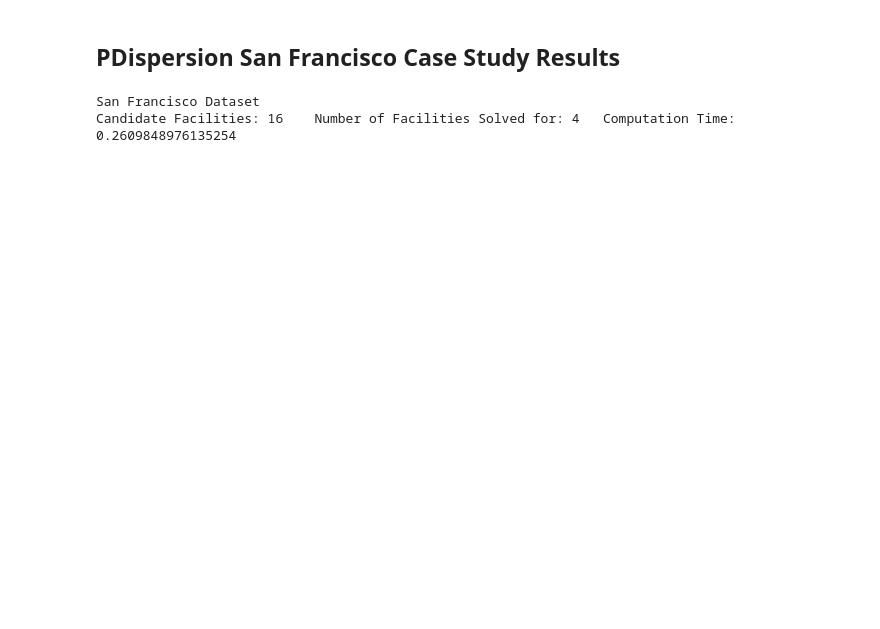
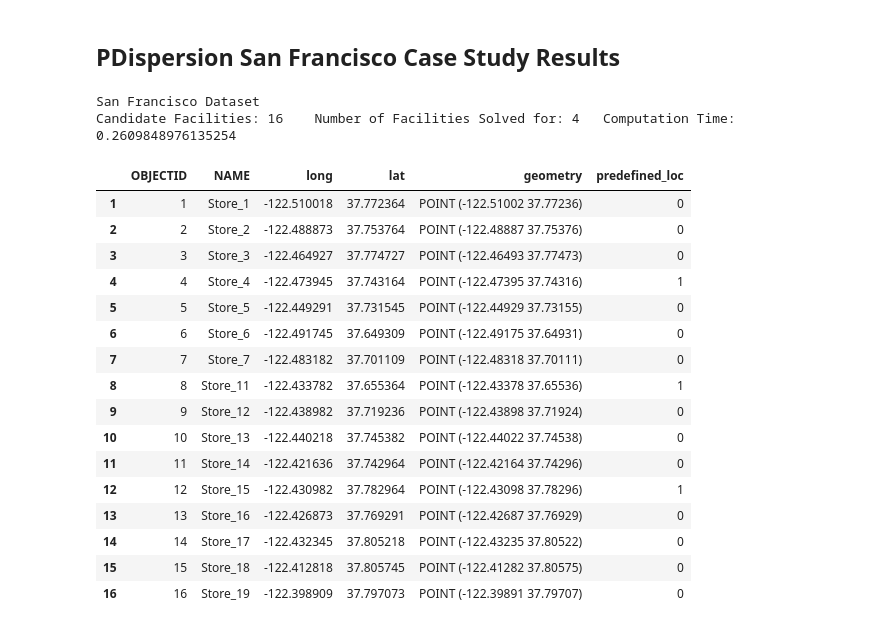
Before and after one commit to pysal/spopt, a Jupyter notebook: notebooks/facloc-disperse-real-world.ipynb, the cells around one changed output. Drawn from its saved outputs; the diff is of its cells as text; code cells hidden in the pictures; blank space fills up the shorter version.

Commit message:
add predefined facility problem

```diff
--- a/notebooks/facloc-disperse-real-world.ipynb
+++ b/notebooks/facloc-disperse-real-world.ipynb
@@ -292,3 +175,24 @@ print(f"San Francisco Dataset \nCandidate Facilities: 16    Number of Facilities
 # %% [output]
 San Francisco Dataset
 Candidate Facilities: 16    Number of Facilities Solved for: 4   Computation Time: 0.2609848976135254
+# %%
+facility_points_gdf['predefined_loc'] = numpy.array([0, 0, 0, 1, 0, 0, 0, 1, 0, 0, 0, 1, 0, 0 ,0 ,0])
+facility_points_gdf
+# %% [output]
+|  | OBJECTID | NAME | long | lat | geometry | predefined_loc |
+| 1 | 1 | Store_1 | -122.510018 | 37.772364 | POINT (-122.51002 37.77236) | 0 |
+| 2 | 2 | Store_2 | -122.488873 | 37.753764 | POINT (-122.48887 37.75376) | 0 |
+| 3 | 3 | Store_3 | -122.464927 | 37.774727 | POINT (-122.46493 37.77473) | 0 |
+| 4 | 4 | Store_4 | -122.473945 | 37.743164 | POINT (-122.47395 37.74316) | 1 |
+| 5 | 5 | Store_5 | -122.449291 | 37.731545 | POINT (-122.44929 37.73155) | 0 |
+| 6 | 6 | Store_6 | -122.491745 | 37.649309 | POINT (-122.49175 37.64931) | 0 |
+| 7 | 7 | Store_7 | -122.483182 | 37.701109 | POINT (-122.48318 37.70111) | 0 |
+| 8 | 8 | Store_11 | -122.433782 | 37.655364 | POINT (-122.43378 37.65536) | 1 |
+| 9 | 9 | Store_12 | -122.438982 | 37.719236 | POINT (-122.43898 37.71924) | 0 |
+| 10 | 10 | Store_13 | -122.440218 | 37.745382 | POINT (-122.44022 37.74538) | 0 |
+| 11 | 11 | Store_14 | -122.421636 | 37.742964 | POINT (-122.42164 37.74296) | 0 |
+| 12 | 12 | Store_15 | -122.430982 | 37.782964 | POINT (-122.43098 37.78296) | 1 |
+| 13 | 13 | Store_16 | -122.426873 | 37.769291 | POINT (-122.42687 37.76929) | 0 |
+| 14 | 14 | Store_17 | -122.432345 | 37.805218 | POINT (-122.43235 37.80522) | 0 |
+| 15 | 15 | Store_18 | -122.412818 | 37.805745 | POINT (-122.41282 37.80575) | 0 |
+| 16 | 16 | Store_19 | -122.398909 | 37.797073 | POINT (-122.39891 37.79707) | 0 |
```
Also changed, not shown: parts of 14 cells of this notebook.
